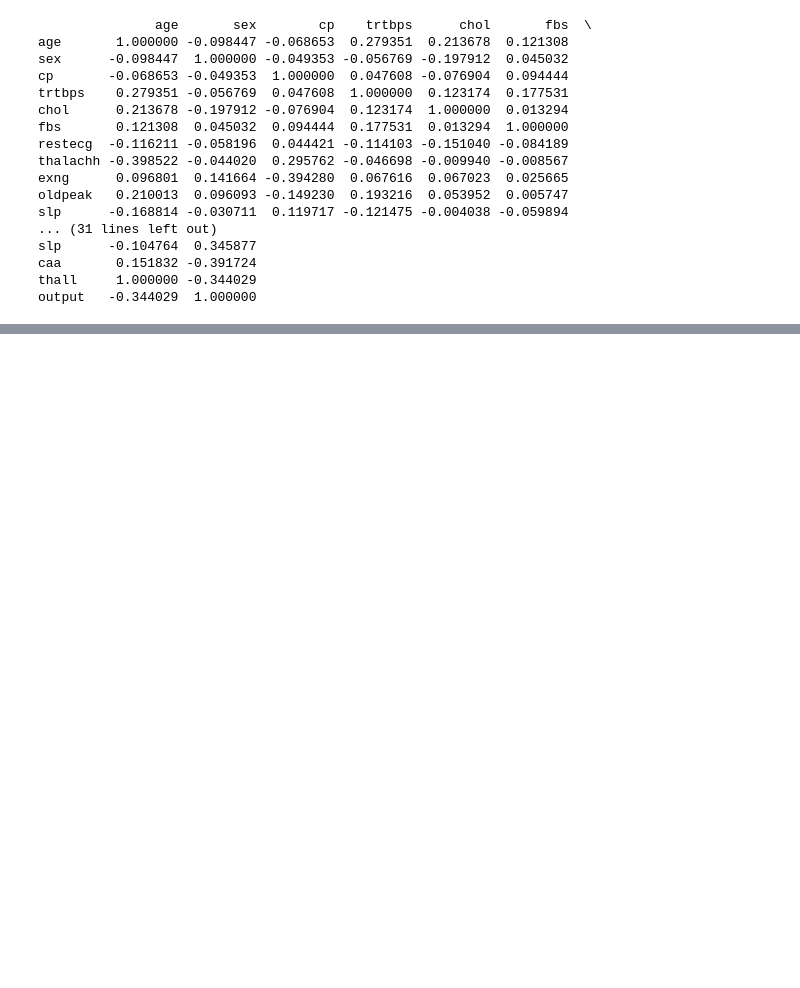
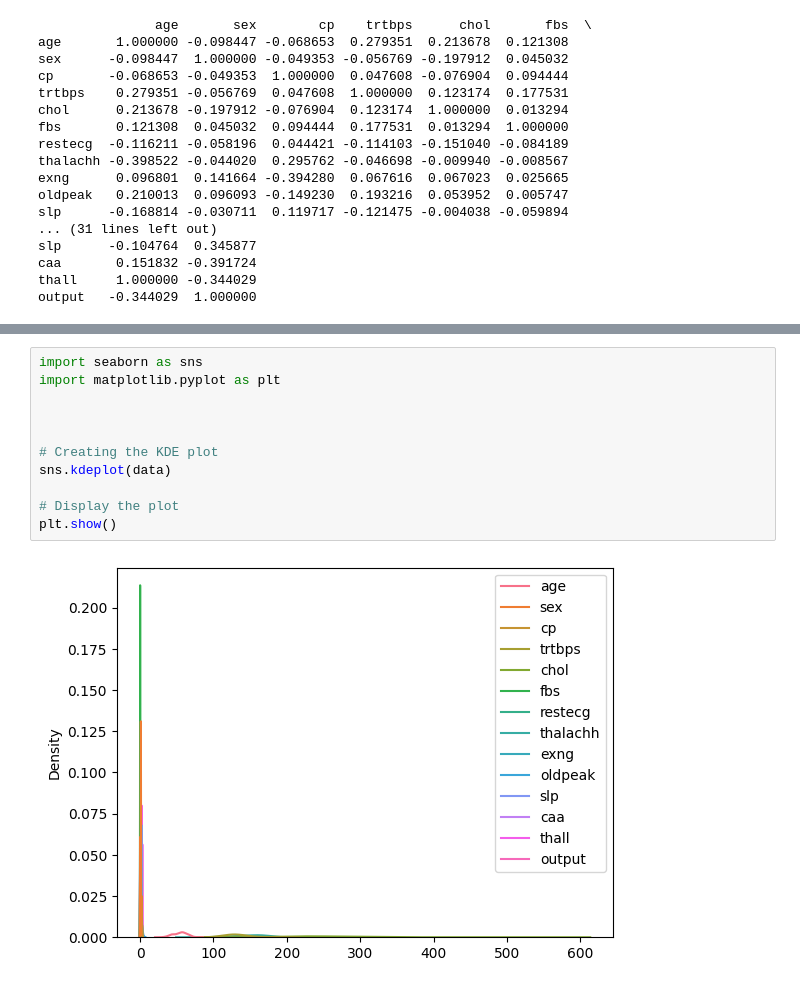
Before and after one commit to sriyankabaral/Ml-project, a Jupyter notebook: Heartattack analysis and prediction/preprocessing-checkpoint.ipynb, the cells around one changed output, grey strips where cells are left out. Saved outputs shown, nothing was run; the diff lists cells and outputs as text; blank space fills up the shorter version.

```diff
--- a/Heartattack analysis and prediction/preprocessing-checkpoint.ipynb
+++ b/Heartattack analysis and prediction/preprocessing-checkpoint.ipynb
@@ -180,0 +196,13 @@ output   -0.344029  1.000000
+# %%
+import seaborn as sns
+import matplotlib.pyplot as plt
+
+
+
+# Creating the KDE plot
+sns.kdeplot(data)
+
+# Display the plot
+plt.show()
+# %% [output]
+[figure, added]
```
Also changed, not shown: parts of 12 cells of this notebook.
